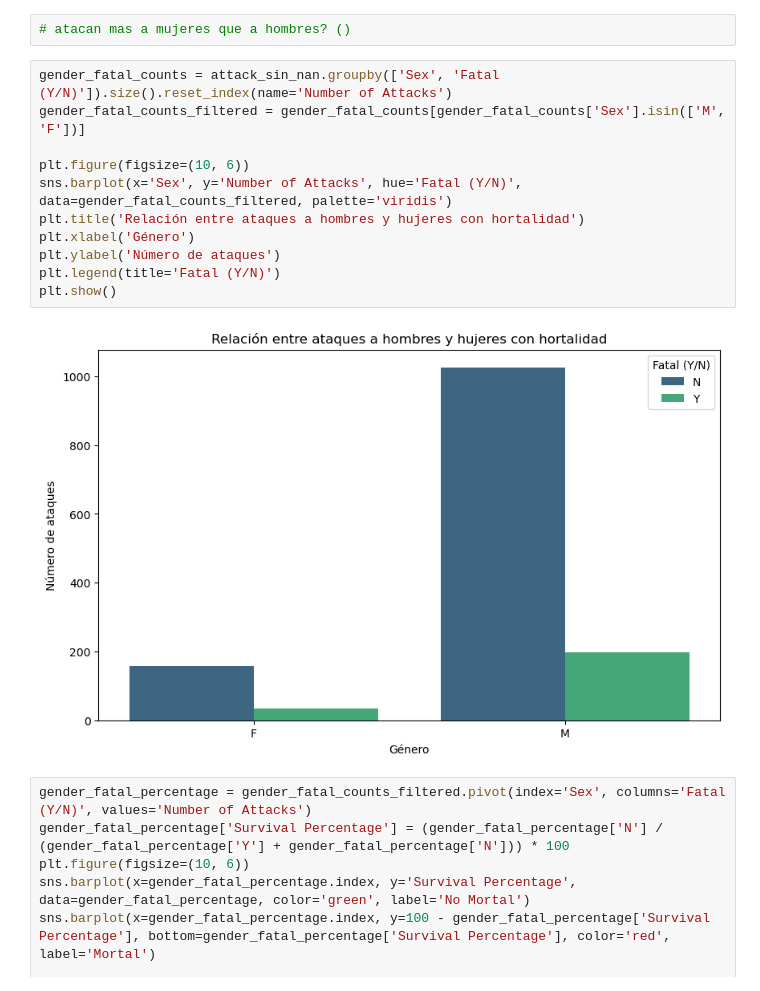
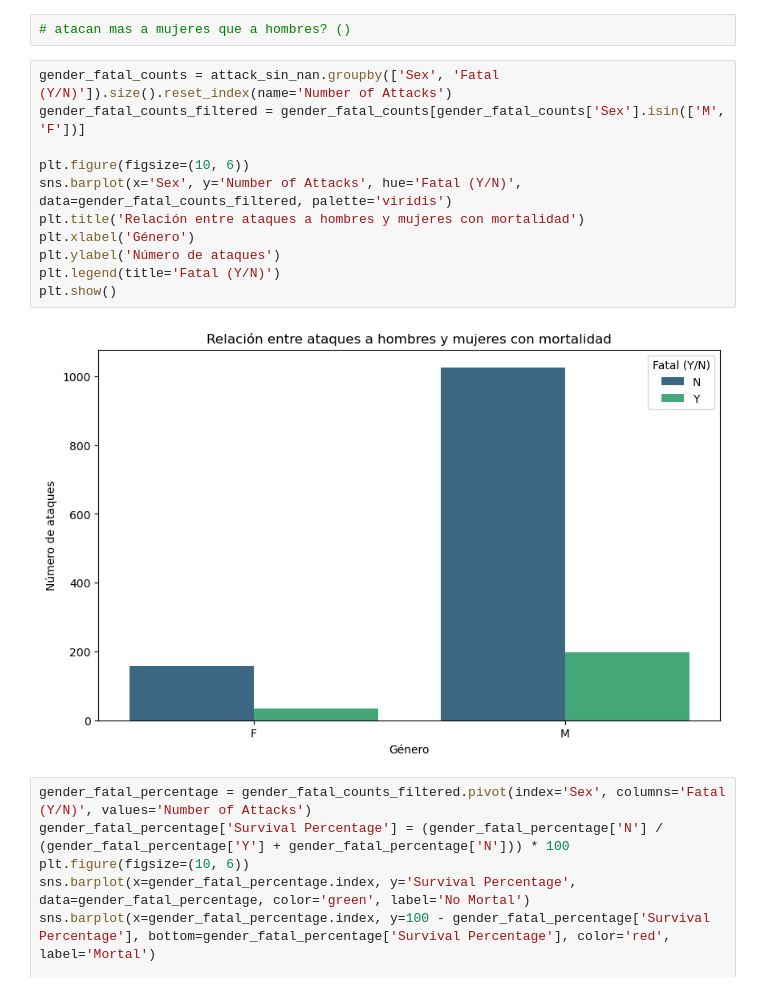
Before and after one commit to MiguelFernaandez/Proyects, a Jupyter notebook: Project1.ipynb, the cells around one changed output. Cells and saved outputs as stored; diff of their text form.

```diff
--- a/Project1.ipynb
+++ b/Project1.ipynb
@@ -449,16 +449,16 @@ cp(attack_sin_nan, 'Investigator or Source')
 # %%
 gender_fatal_counts = attack_sin_nan.groupby(['Sex', 'Fatal (Y/N)']).size().reset_index(name='Number of Attacks')
 gender_fatal_counts_filtered = gender_fatal_counts[gender_fatal_counts['Sex'].isin(['M', 'F'])]
 
 plt.figure(figsize=(10, 6))
 sns.barplot(x='Sex', y='Number of Attacks', hue='Fatal (Y/N)', data=gender_fatal_counts_filtered, palette='viridis')
-plt.title('Relación entre ataques a hombres y hujeres con hortalidad')
+plt.title('Relación entre ataques a hombres y mujeres con mortalidad')
 plt.xlabel('Género')
 plt.ylabel('Número de ataques')
 plt.legend(title='Fatal (Y/N)')
 plt.show()
 # %% [output]
-[figure, old version]
+[figure, new version]
 # %%
 gender_fatal_percentage = gender_fatal_counts_filtered.pivot(index='Sex', columns='Fatal (Y/N)', values='Number of Attacks')
 gender_fatal_percentage['Survival Percentage'] = (gender_fatal_percentage['N'] / (gender_fatal_percentage['Y'] + gender_fatal_percentage['N'])) * 100
```
Also changed, not shown: parts of 5 cells of this notebook.
